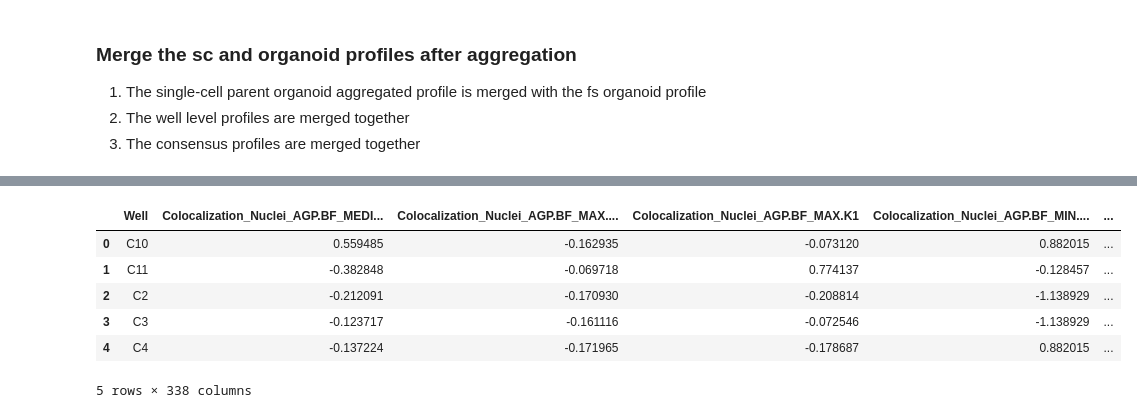
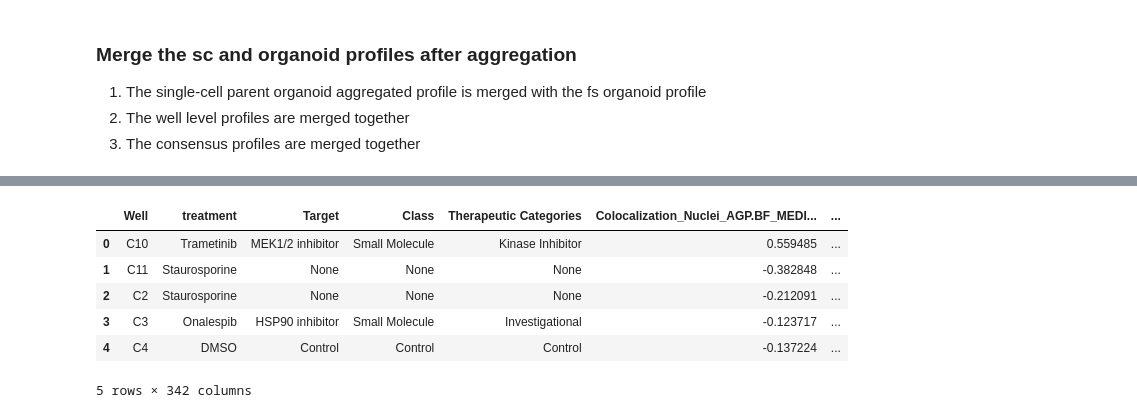
Before and after one commit to MikeLippincott/GFF_3D_organoid_profiling_pipeline, a Jupyter notebook: 4.processing_image_based_profiles/notebooks/10.merge_consensus_profiles.ipynb, the cells around one changed output, grey strips where cells are left out. Cells and saved outputs as stored; diff of their text form; code cells hidden in the pictures.

```diff
--- a/4.processing_image_based_profiles/notebooks/10.merge_consensus_profiles.ipynb
+++ b/4.processing_image_based_profiles/notebooks/10.merge_consensus_profiles.ipynb
@@ -125,20 +139,20 @@ sc_agg_well_parent_organoid_merge.head()
 # %%
 sc_agg_well = pd.read_parquet(sc_agg_well_path)
 organoid_agg_well = pd.read_parquet(organoid_agg_well_path)
 sc_agg_well_merge = sc_agg_well.merge(
     organoid_agg_well,
-    on=["Well"],
+    on=["Well", "treatment", "Target", "Class", "Therapeutic Categories"],
 )
 sc_agg_well_merge.to_parquet(organoid_agg_well_merge_path, index=False)
 sc_agg_well_merge.head()
 # %% [output]
-|  | Well | Colocalization_Nuclei_AGP.BF_MEDI... | Colocalization_Nuclei_AGP.BF_MAX.... | Colocalization_Nuclei_AGP.BF_MAX.K1 | Colocalization_Nuclei_AGP.BF_MIN.... | ... |
-| 0 | C10 | 0.559485 | -0.162935 | -0.073120 | 0.882015 | ... |
-| 1 | C11 | -0.382848 | -0.069718 | 0.774137 | -0.128457 | ... |
-| 2 | C2 | -0.212091 | -0.170930 | -0.208814 | -1.138929 | ... |
-| 3 | C3 | -0.123717 | -0.161116 | -0.072546 | -1.138929 | ... |
-| 4 | C4 | -0.137224 | -0.171965 | -0.178687 | 0.882015 | ... |
+|  | Well | treatment | Target | Class | Therapeutic Categories | Colocalization_Nuclei_AGP.BF_MEDI... | ... |
+| 0 | C10 | Trametinib | MEK1/2 inhibitor | Small Molecule | Kinase Inhibitor | 0.559485 | ... |
+| 1 | C11 | Staurosporine | None | None | None | -0.382848 | ... |
+| 2 | C2 | Staurosporine | None | None | None | -0.212091 | ... |
+| 3 | C3 | Onalespib | HSP90 inhibitor | Small Molecule | Investigational | -0.123717 | ... |
+| 4 | C4 | DMSO | Control | Control | Control | -0.137224 | ... |
-5 rows × 338 columns
+5 rows × 342 columns
 # %%
 sc_consensus = pd.read_parquet(sc_consensus_path)
 organoid_consensus = pd.read_parquet(organoid_consensus_path)
```
Also changed, not shown: parts of 2 cells of this notebook, 4 other files.
